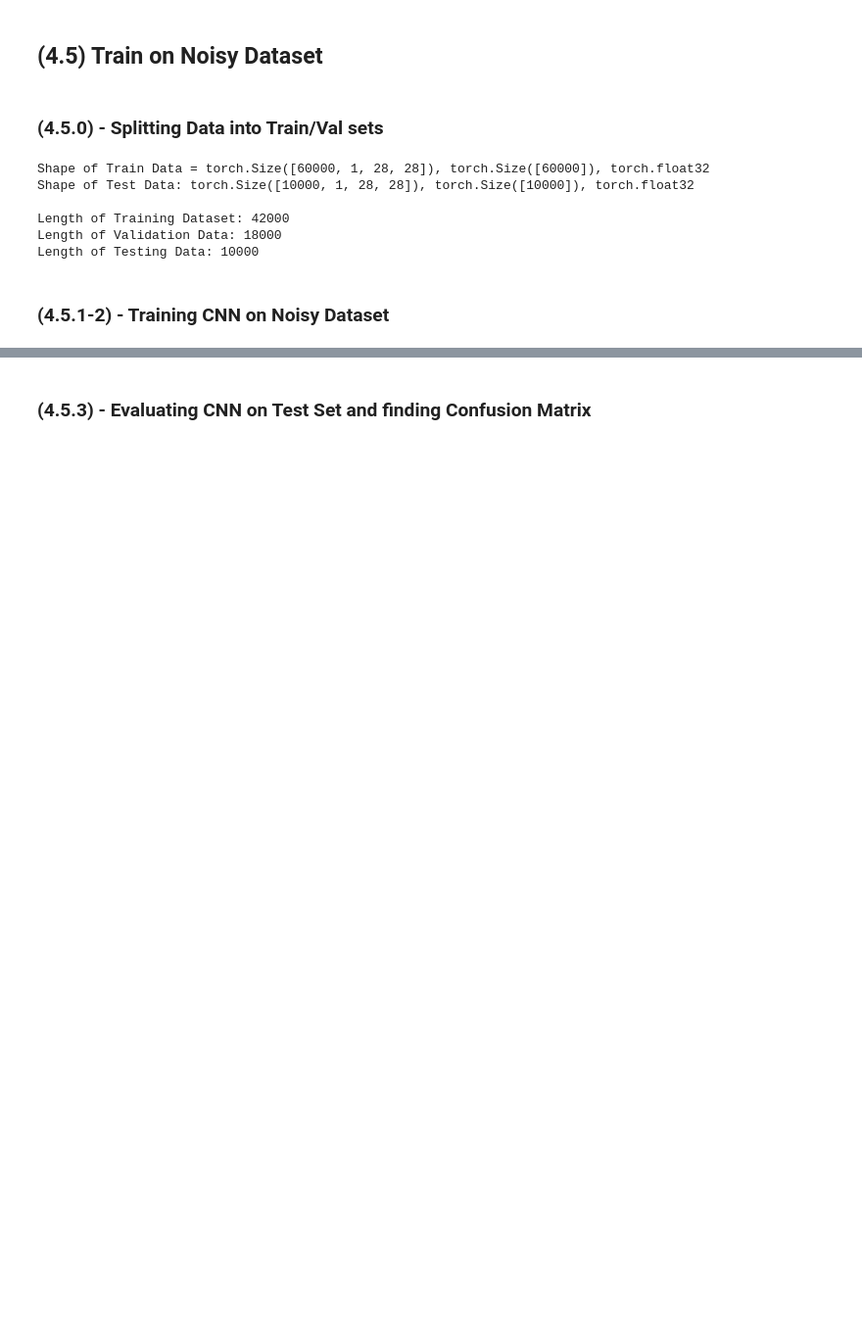
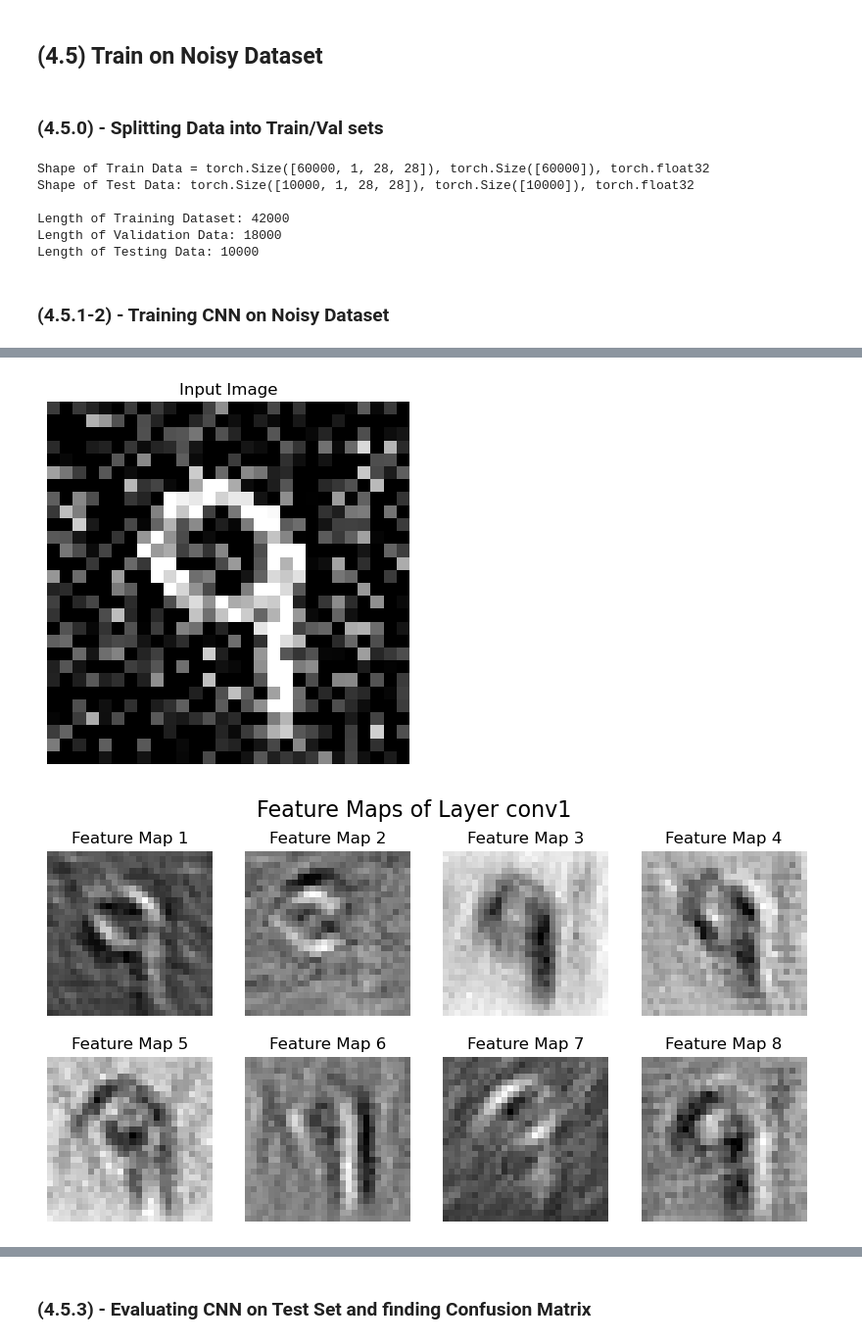
Before and after one commit to fine-man/smai-assignment-3, a Jupyter notebook: 4.ipynb, the cells around one changed output, grey strips where cells are left out. Shown: that part at 98% size. Saved outputs shown, nothing was run; the diff lists cells and outputs as text; code cells hidden in the pictures; blank space fills up the shorter version.

```diff
--- a/4.ipynb
+++ b/4.ipynb
@@ -515,0 +632,17 @@ BEST VAL ACCURACY : 97.2000 | Best Epoch: 7 | Val loss: 0.0966
+# %%
+image, label = train_dataset_noisy[0]
+
+plt.title("Input Image")
+plt.imshow(image.squeeze(), cmap='gray')
+plt.axis('off')
+plt.show()
+
+visualize_feature_maps(model, image, 'conv1')
+visualize_feature_maps(model, image, 'relu1')
+visualize_feature_maps(model, image, 'maxpool1')
+visualize_feature_maps(model, image, 'conv2')
+visualize_feature_maps(model, image, 'relu2')
+visualize_feature_maps(model, image, 'maxpool2')
+# %% [output]
+[figure, added]
+[figure, added]
```
Also changed, not shown: parts of 28 cells of this notebook, 7 other files.
